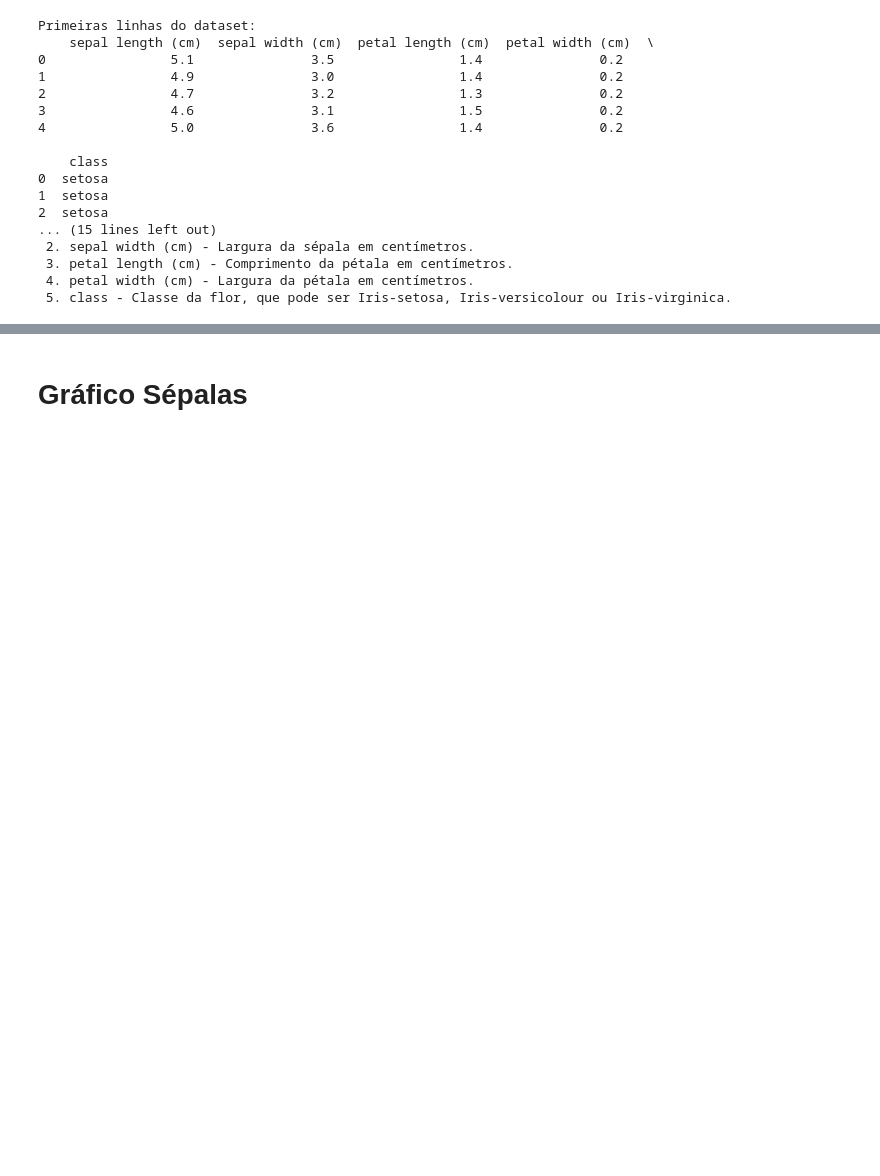
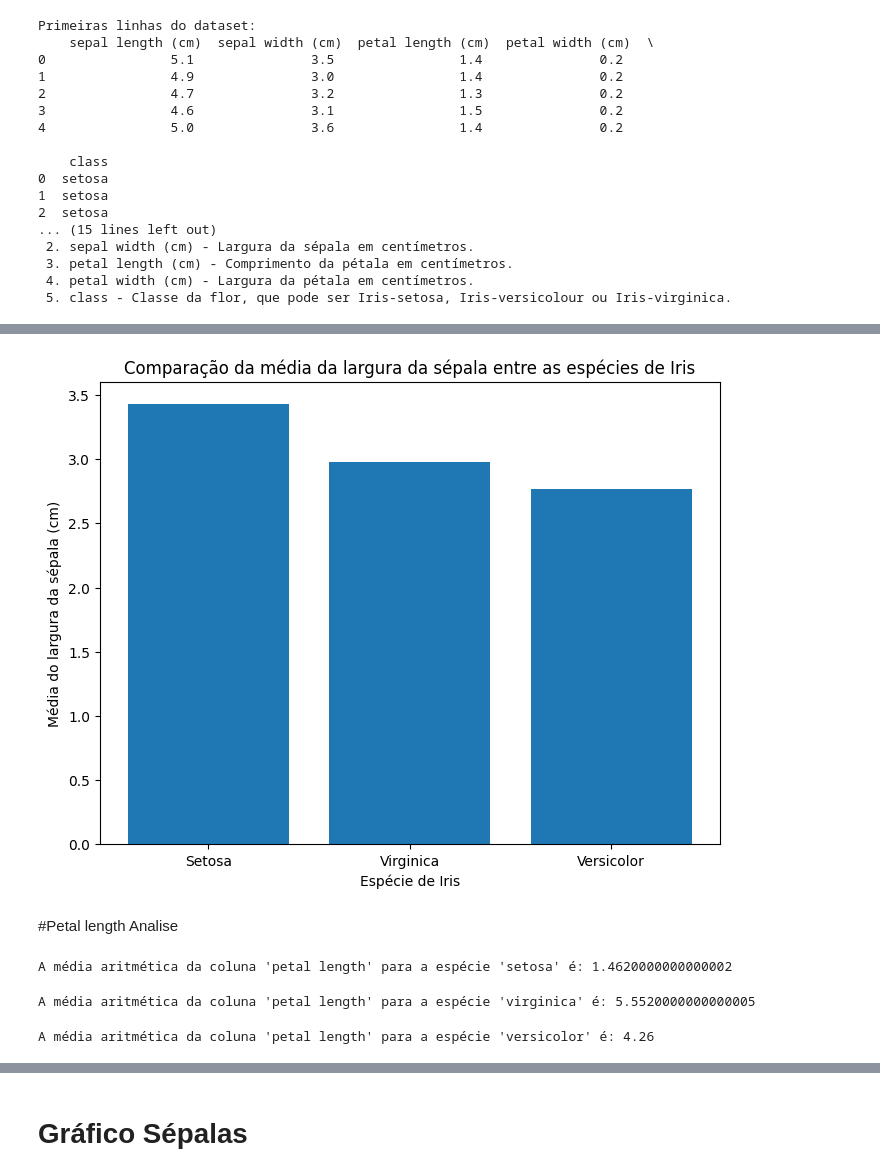
Before and after one commit to omaatheus/iris-data-analysis, a Jupyter notebook: TIADataset.ipynb, the cells around one changed output, grey strips where cells are left out. Drawn from its saved outputs; the diff is of its cells as text; code cells hidden in the pictures; blank space fills up the shorter version.

```diff
--- a/TIADataset.ipynb
+++ b/TIADataset.ipynb
@@ -67,0 +165,12 @@ Primeiras linhas do dataset:
+# %%
+# Cria um gráfico de barras com as médias
+plt.figure(figsize=(8, 6))
+plt.bar(['Setosa', 'Virginica', 'Versicolor'], [media_sepal_width_setosa, media_sepal_width_virginica, media_sepal_width_versicolor])
+plt.xlabel('Espécie de Iris')
+plt.ylabel('Média do largura da sépala (cm)')
+plt.title('Comparação da média da largura da sépala entre as espécies de Iris')
+plt.show()
+# %% [output]
+[figure, added]
+# %% [markdown]
+#Petal length Analise
@@ -67,0 +189,24 @@ Primeiras linhas do dataset:
+# %%
+# media da coluna "Petal length" da especie "setosa"
+
+setosa_df = iris.loc[iris['species'] == 'setosa']
+media_petal_length_setosa = setosa_df['petal_length'].mean()
+print(f"A média aritmética da coluna 'petal length' para a espécie 'setosa' é: {media_petal_length_setosa}")
+# %% [output]
+A média aritmética da coluna 'petal length' para a espécie 'setosa' é: 1.4620000000000002
+# %%
+# media da coluna "Petal length" da especie "virginica"
+
+virginica_df = iris.loc[iris['species'] == 'virginica']
+media_petal_length_virginica = virginica_df['petal_length'].mean()
+print(f"A média aritmética da coluna 'petal length' para a espécie 'virginica' é: {media_petal_length_virginica}")
+# %% [output]
+A média aritmética da coluna 'petal length' para a espécie 'virginica' é: 5.5520000000000005
+# %%
+# media da coluna "Petal length" da especie "versicolor"
+
+versicolor_df = iris.loc[iris['species'] == 'versicolor']
+media_petal_length_versicolor = versicolor_df['petal_length'].mean()
+print(f"A média aritmética da coluna 'petal length' para a espécie 'versicolor' é: {media_petal_length_versicolor}")
+# %% [output]
+A média aritmética da coluna 'petal length' para a espécie 'versicolor' é: 4.26
```
Also changed, not shown: parts of 29 cells of this notebook.
